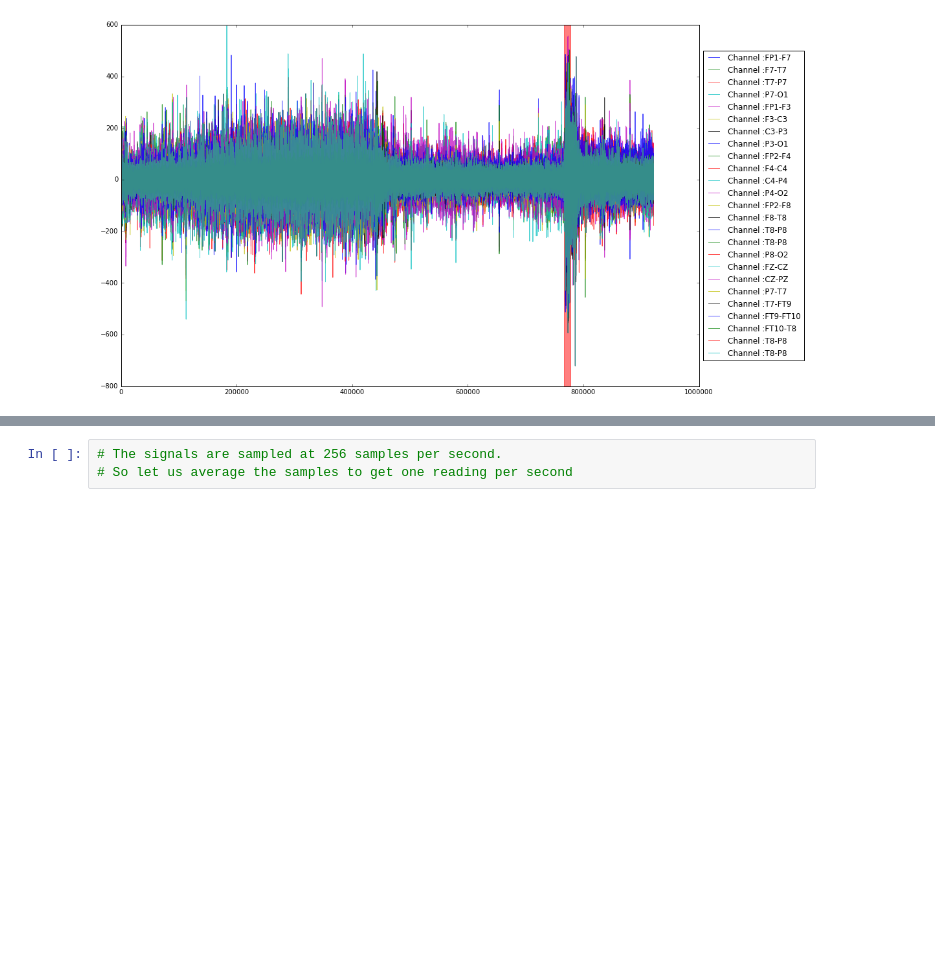
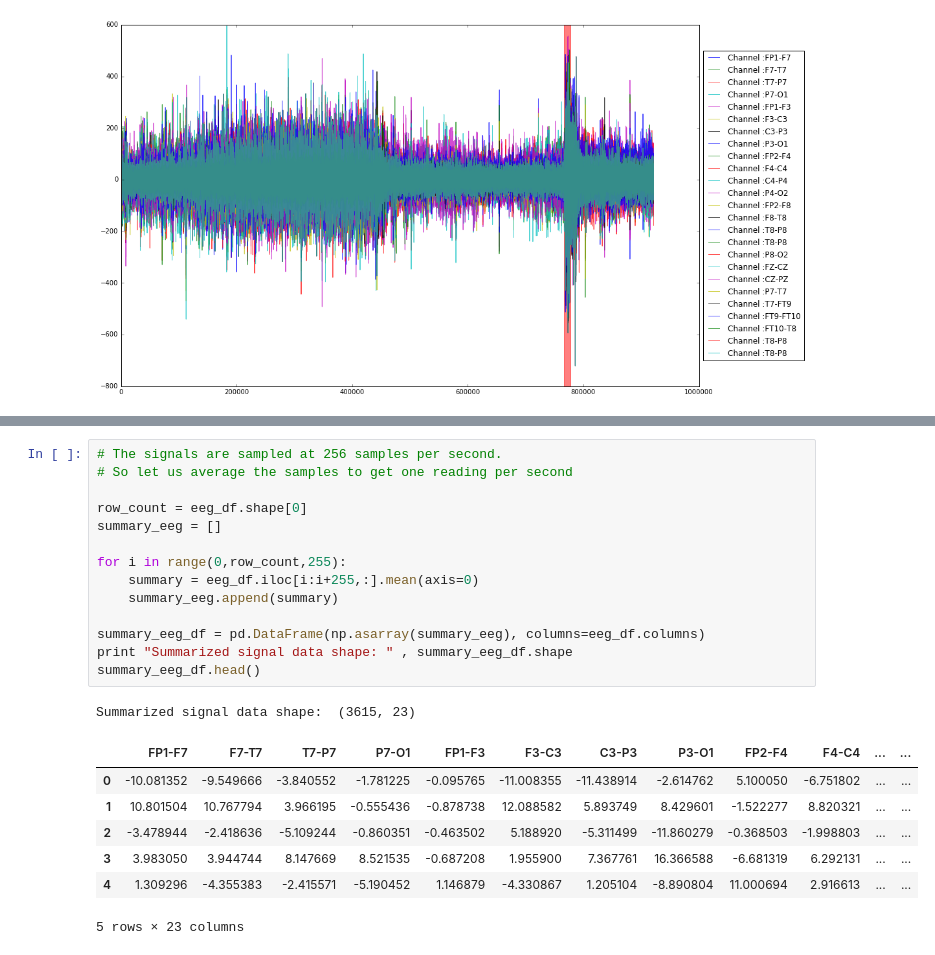
Before and after one commit to harvard-team-pivot/epilepsy-prediction, a Jupyter notebook: Team_Pivot_CS109A_Final_Project_Milestone_3_Shivas.ipynb, the cells around one changed output, grey strips where cells are left out. Saved outputs shown, nothing was run; the diff lists cells and outputs as text; blank space fills up the shorter version.

```diff
--- a/Team_Pivot_CS109A_Final_Project_Milestone_3_Shivas.ipynb
+++ b/Team_Pivot_CS109A_Final_Project_Milestone_3_Shivas.ipynb
@@ -107,3 +153,23 @@ plt.show()
 # %%
 # The signals are sampled at 256 samples per second.
 # So let us average the samples to get one reading per second
+
+row_count = eeg_df.shape[0]
+summary_eeg = []
+
+for i in range(0,row_count,255):
+    summary = eeg_df.iloc[i:i+255,:].mean(axis=0)
+    summary_eeg.append(summary)
+
+summary_eeg_df = pd.DataFrame(np.asarray(summary_eeg), columns=eeg_df.columns)
+print "Summarized signal data shape: " , summary_eeg_df.shape
+summary_eeg_df.head()
+# %% [output]
+Summarized signal data shape:  (3615, 23)
+|  | FP1-F7 | F7-T7 | T7-P7 | P7-O1 | FP1-F3 | F3-C3 | C3-P3 | P3-O1 | FP2-F4 | F4-C4 | ... | ... |
+| 0 | -10.081352 | -9.549666 | -3.840552 | -1.781225 | -0.095765 | -11.008355 | -11.438914 | -2.614762 | 5.100050 | -6.751802 | ... | ... |
+| 1 | 10.801504 | 10.767794 | 3.966195 | -0.555436 | -0.878738 | 12.088582 | 5.893749 | 8.429601 | -1.522277 | 8.820321 | ... | ... |
+| 2 | -3.478944 | -2.418636 | -5.109244 | -0.860351 | -0.463502 | 5.188920 | -5.311499 | -11.860279 | -0.368503 | -1.998803 | ... | ... |
+| 3 | 3.983050 | 3.944744 | 8.147669 | 8.521535 | -0.687208 | 1.955900 | 7.367761 | 16.366588 | -6.681319 | 6.292131 | ... | ... |
+| 4 | 1.309296 | -4.355383 | -2.415571 | -5.190452 | 1.146879 | -4.330867 | 1.205104 | -8.890804 | 11.000694 | 2.916613 | ... | ... |
+5 rows × 23 columns
```
Also changed, not shown: parts of 3 cells of this notebook.
